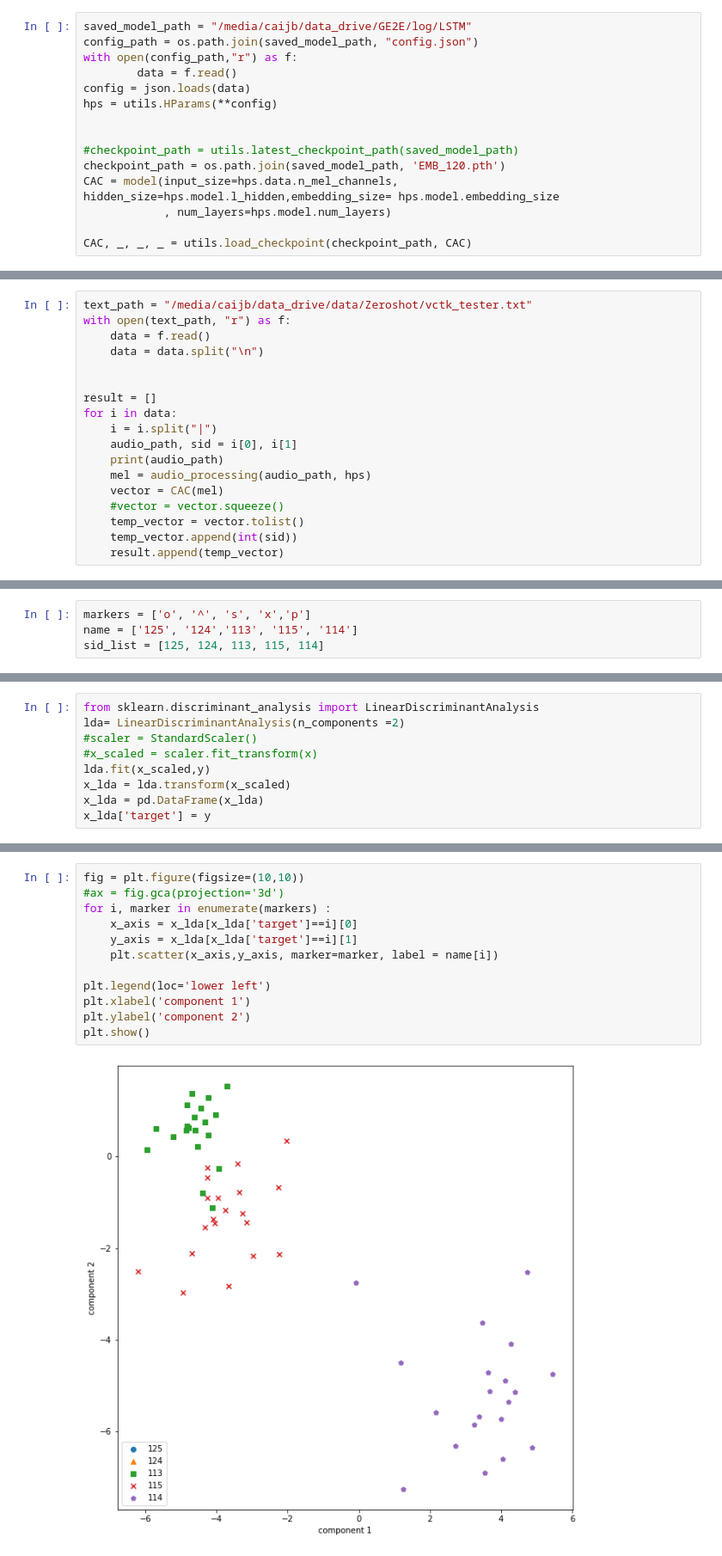
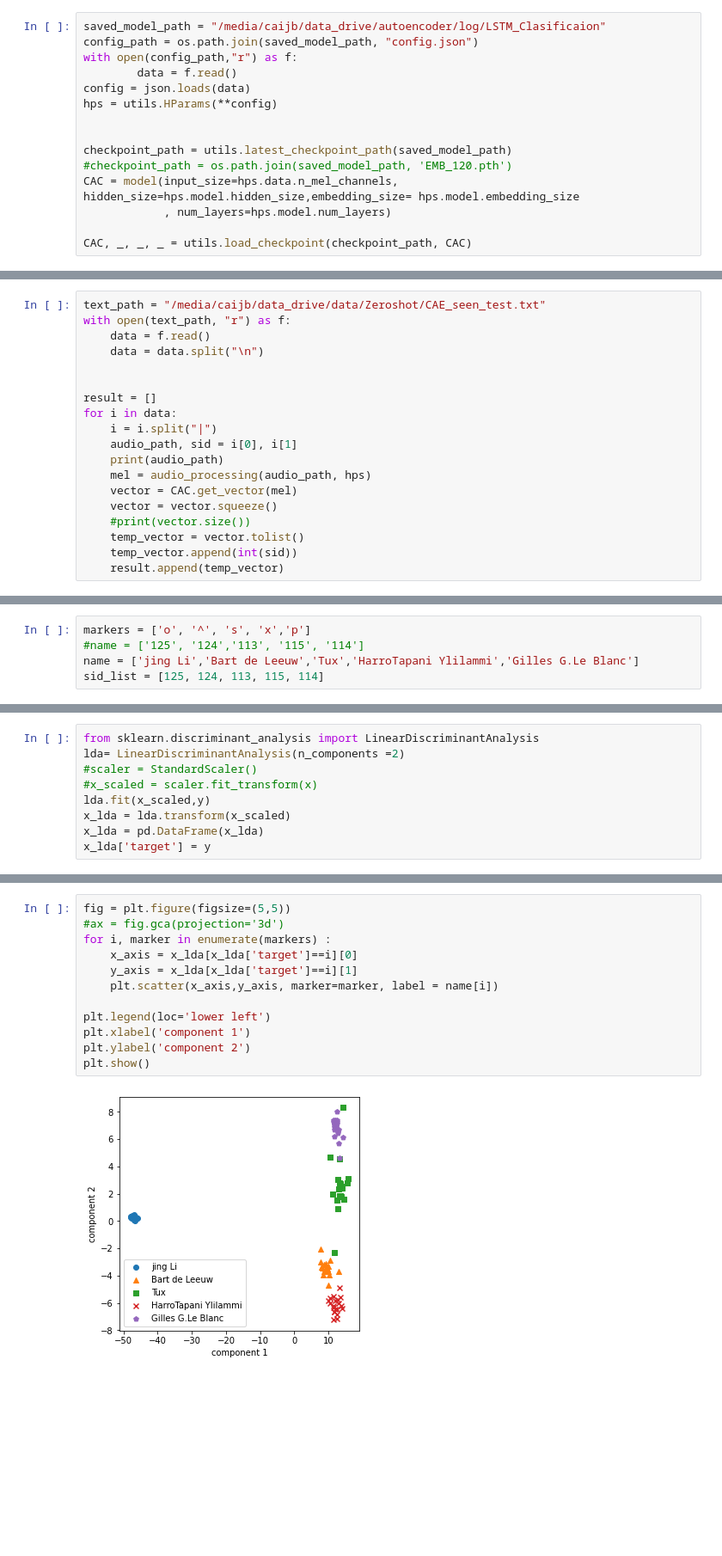
Before and after one commit to johnny9696/glow-tts, a Jupyter notebook: Speaker_Encoder/inference_LSTM.ipynb, the cells around one changed output, grey strips where cells are left out. Shown at 86% size. Drawn from its saved outputs; the diff is of its cells as text; blank space fills up the shorter version.

```diff
--- a/Speaker_Encoder/inference_LSTM.ipynb
+++ b/Speaker_Encoder/inference_LSTM.ipynb
@@ -35,7 +35,7 @@ def audio_processing(audio_path, hps):
         mel_padded[:, :, :frames] = melspec[:, :frames]
     return mel_padded/torch.max(mel_padded)
 # %%
-saved_model_path = "/media/caijb/data_drive/GE2E/log/LSTM"
+saved_model_path = "/media/caijb/data_drive/autoencoder/log/LSTM_Clasificaion"
 config_path = os.path.join(saved_model_path, "config.json")
 with open(config_path,"r") as f:
         data = f.read()
@@ -43,9 +43,9 @@ config = json.loads(data)
 hps = utils.HParams(**config)
 
 
-#checkpoint_path = utils.latest_checkpoint_path(saved_model_path)
-checkpoint_path = os.path.join(saved_model_path, 'EMB_120.pth')
-CAC = model(input_size=hps.data.n_mel_channels, hidden_size=hps.model.l_hidden,embedding_size= hps.model.embedding_size
+checkpoint_path = utils.latest_checkpoint_path(saved_model_path)
+#checkpoint_path = os.path.join(saved_model_path, 'EMB_120.pth')
+CAC = model(input_size=hps.data.n_mel_channels, hidden_size=hps.model.hidden_size,embedding_size= hps.model.embedding_size
             , num_layers=hps.model.num_layers)
 
 CAC, _, _, _ = utils.load_checkpoint(checkpoint_path, CAC)
@@ -54,5 +55,5 @@ INFO:root:Loaded checkpoint '/media/caijb/data_drive/GE2E/log/LSTM/EMB_120.pth'
 # %%
-text_path = "/media/caijb/data_drive/data/Zeroshot/vctk_tester.txt"
+text_path = "/media/caijb/data_drive/data/Zeroshot/CAE_seen_test.txt"
 with open(text_path, "r") as f:
     data = f.read()
     data = data.split("\n")
@@ -64,8 +65,9 @@ for i in data:
     audio_path, sid = i[0], i[1]
     print(audio_path)
     mel = audio_processing(audio_path, hps)
-    vector = CAC(mel)
-    #vector = vector.squeeze()
+    vector = CAC.get_vector(mel)
+    vector = vector.squeeze()
+    #print(vector.size())
     temp_vector = vector.tolist()
     temp_vector.append(int(sid))
     result.append(temp_vector)
@@ -119,7 +137,8 @@ x_pca= pd.DataFrame(x_pca)
 x_pca['target']=y
 # %%
 markers = ['o', '^', 's', 'x','p']
-name = ['125', '124','113', '115', '114']
+#name = ['125', '124','113', '115', '114']
+name = ['jing Li','Bart de Leeuw','Tux','HarroTapani Ylilammi','Gilles G.Le Blanc']
 sid_list = [125, 124, 113, 115, 114]
 # %%
 fig = plt.figure(figsize=(5,5))
@@ -153,14 +170,14 @@ SyntaxError: invalid syntax (3717891824.py, line 1)
 # %%
-fig = plt.figure(figsize=(10,10))
+fig = plt.figure(figsize=(5,5))
 #ax = fig.gca(projection='3d')
 for i, marker in enumerate(markers) :
     x_axis = x_lda[x_lda['target']==i][0]
     y_axis = x_lda[x_lda['target']==i][1]
     plt.scatter(x_axis,y_axis, marker=marker, label = name[i])
 
 plt.legend(loc='lower left')
 plt.xlabel('component 1')
 plt.ylabel('component 2')
 plt.show()
 # %% [output]
-[figure, old version]
+[figure, new version]
```
Also changed, not shown: parts of 8 cells of this notebook, 15 other files.
